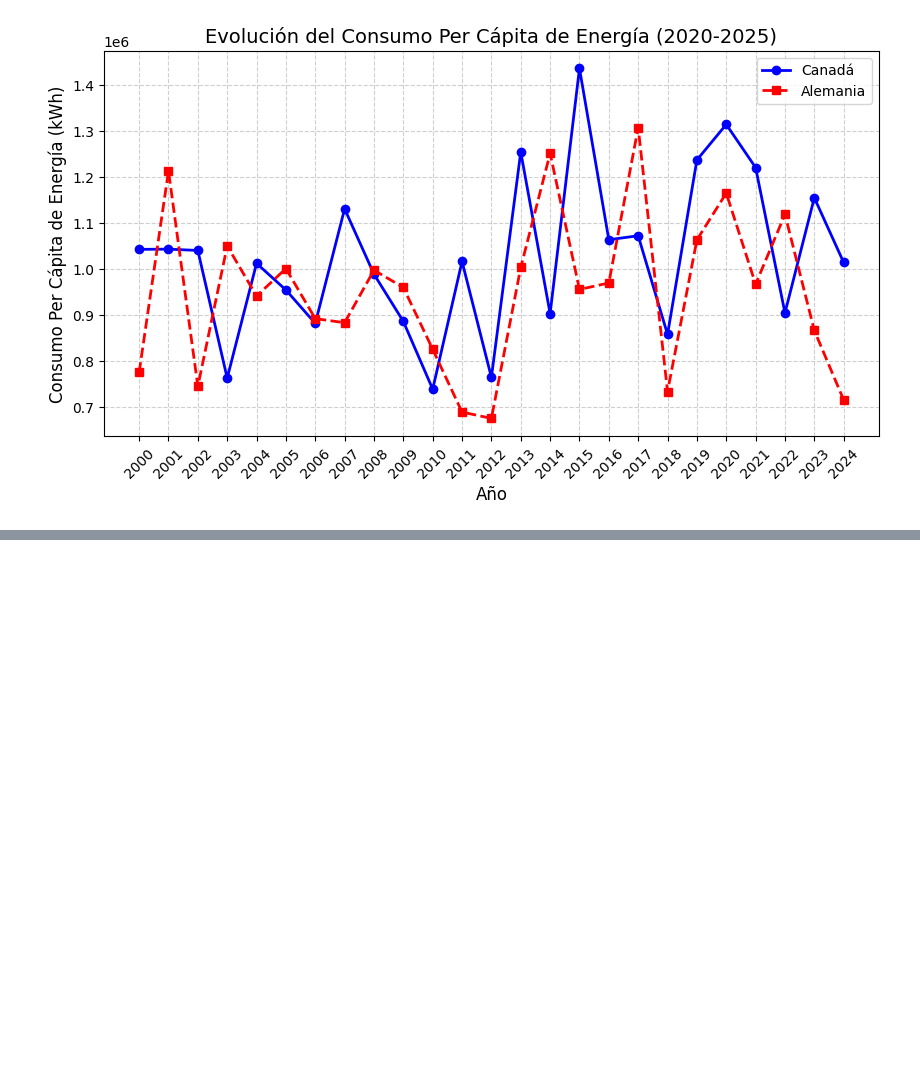
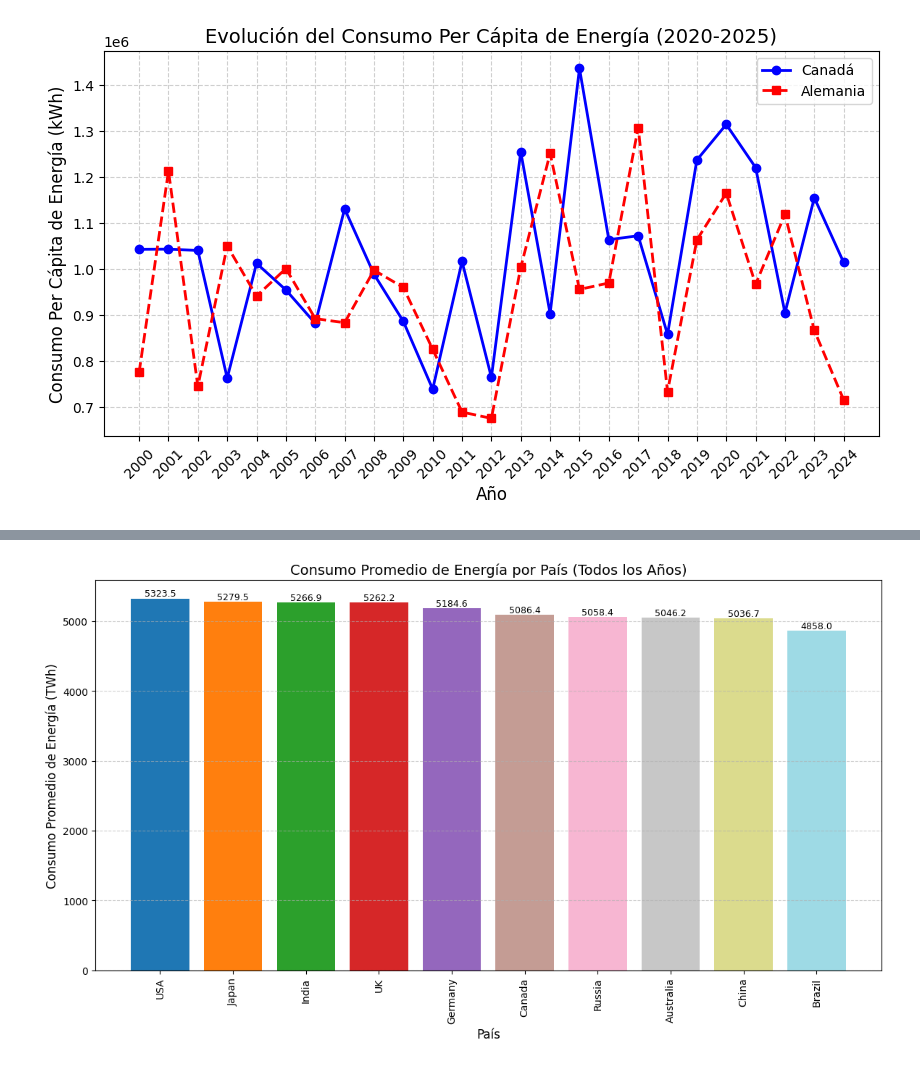
Before and after one commit to RobinsonGo09/analisis, a Jupyter notebook: clase_17_03_25.ipynb, the cells around one changed output, grey strips where cells are left out. Saved outputs shown, nothing was run; the diff lists cells and outputs as text; code cells hidden in the pictures; blank space fills up the shorter version.

```diff
--- a/clase_17_03_25.ipynb
+++ b/clase_17_03_25.ipynb
@@ -355,0 +367,35 @@ plt.show()
+# %%
+import matplotlib.pyplot as plt
+import numpy as np
+
+# Agrupar el consumo promedio por país
+df_avg_consumption = df.groupby("Country", as_index=False)["Total Energy Consumption (TWh)"].mean()
+
+# Ordenar de mayor a menor consumo
+df_avg_consumption = df_avg_consumption.sort_values(by="Total Energy Consumption (TWh)", ascending=False)
+
+# Generar colores únicos para cada país
+num_paises = len(df_avg_consumption)
+colores = plt.cm.get_cmap("tab20", num_paises).colors  # Usa la paleta 'tab20'
+
+# Crear el gráfico de barras
+plt.figure(figsize=(14, 7))
+bars = plt.bar(df_avg_consumption["Country"], df_avg_consumption["Total Energy Consumption (TWh)"], color=colores)
+
+# Personalizar el gráfico
+plt.xlabel("País", fontsize=12)
+plt.ylabel("Consumo Promedio de Energía (TWh)", fontsize=12)
+plt.title("Consumo Promedio de Energía por País (Todos los Años)", fontsize=14)
+plt.xticks(rotation=90, fontsize=10)  # Rotar etiquetas para mejor lectura
+plt.yticks(fontsize=10)
+plt.grid(axis="y", linestyle="--", alpha=0.6)  # Agregar grilla horizontal
+
+# Mostrar el valor de cada barra encima
+for bar in bars:
+    yval = bar.get_height()
+    plt.text(bar.get_x() + bar.get_width()/2, yval, f"{yval:.1f}", ha="center", va="bottom", fontsize=9, color="black")
+
+# Mostrar el gráfico
+plt.show()
+# %% [output]
+[figure, added]
```
Also changed, not shown: parts of 1 cell of this notebook.
